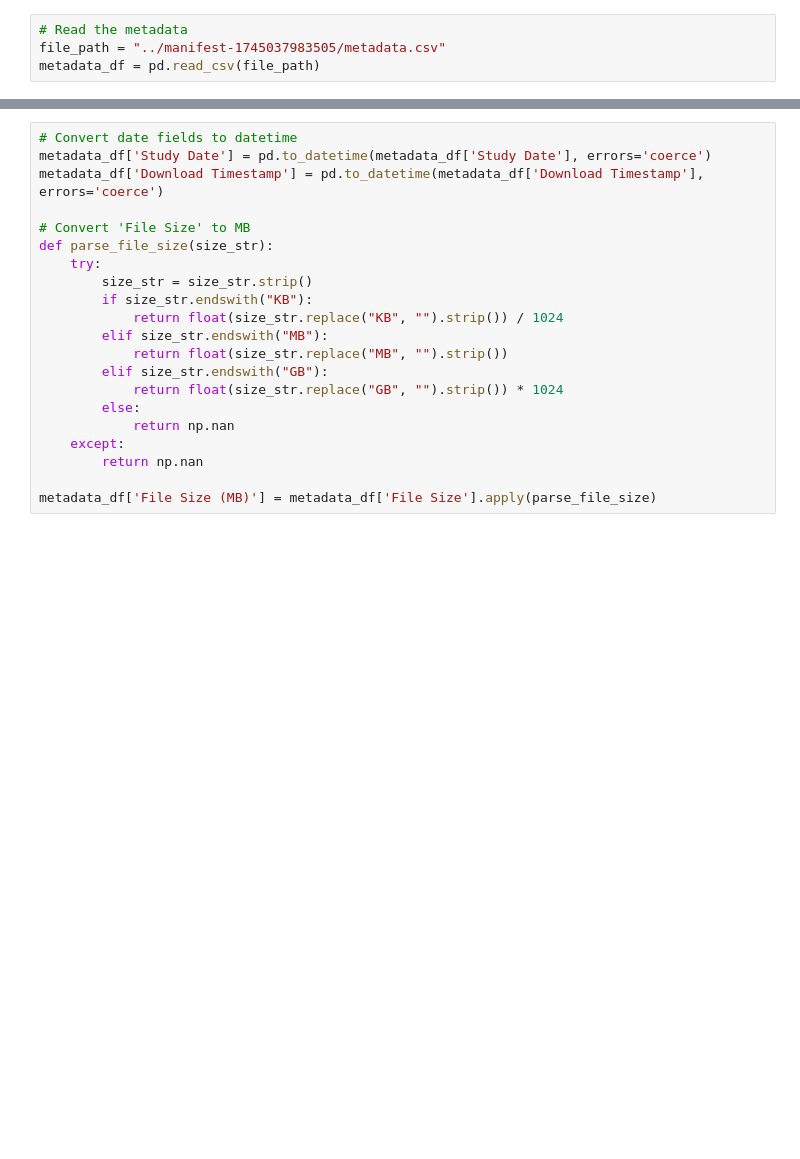
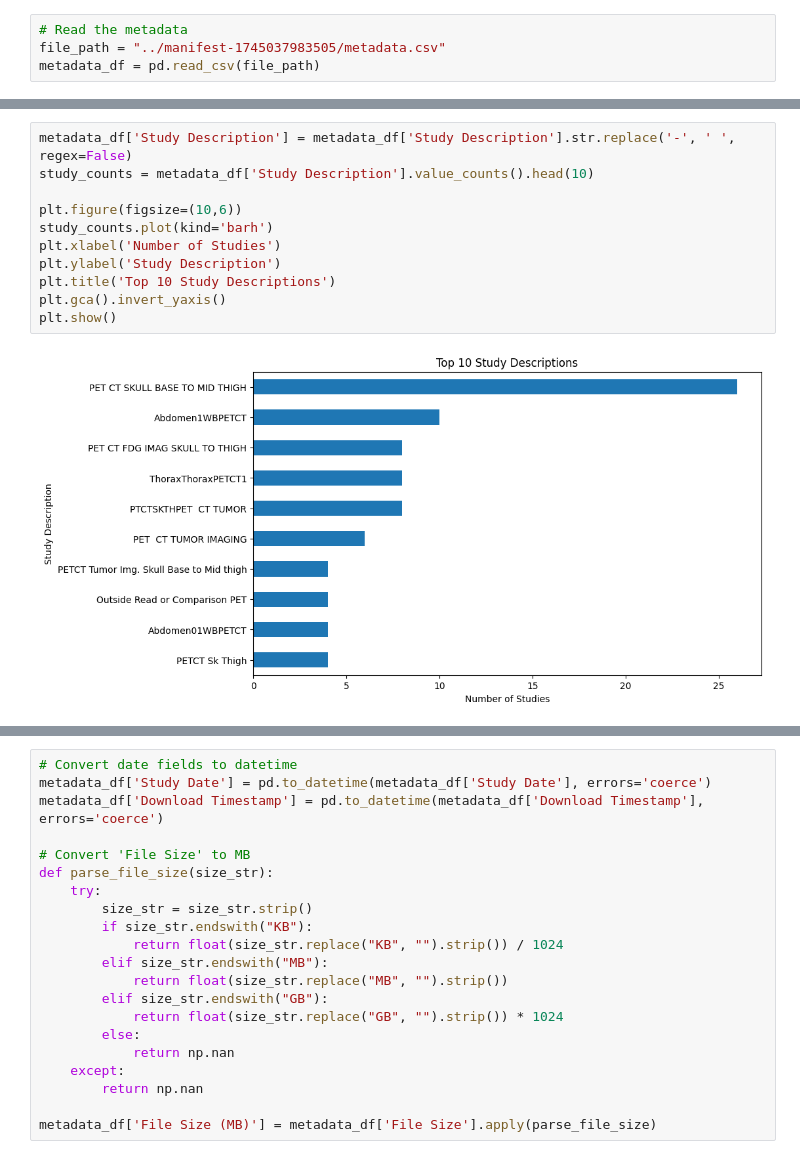
Before and after one commit to YUNRU1/capstone, a Jupyter notebook: eda/metadata_EDA.ipynb, the cells around one changed output, grey strips where cells are left out. Saved outputs shown, nothing was run; the diff lists cells and outputs as text; blank space fills up the shorter version.

```diff
--- a/eda/metadata_EDA.ipynb
+++ b/eda/metadata_EDA.ipynb
@@ -12,0 +52,13 @@ metadata_df = pd.read_csv(file_path)
+# %%
+metadata_df['Study Description'] = metadata_df['Study Description'].str.replace('-', ' ', regex=False)
+study_counts = metadata_df['Study Description'].value_counts().head(10)
+
+plt.figure(figsize=(10,6))
+study_counts.plot(kind='barh')
+plt.xlabel('Number of Studies')
+plt.ylabel('Study Description')
+plt.title('Top 10 Study Descriptions')
+plt.gca().invert_yaxis()
+plt.show()
+# %% [output]
+[figure, added]
```
Also changed, not shown: parts of 17 cells of this notebook.
